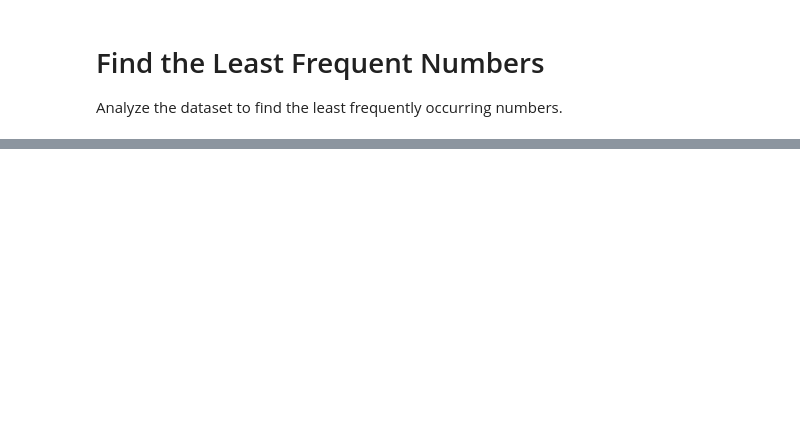
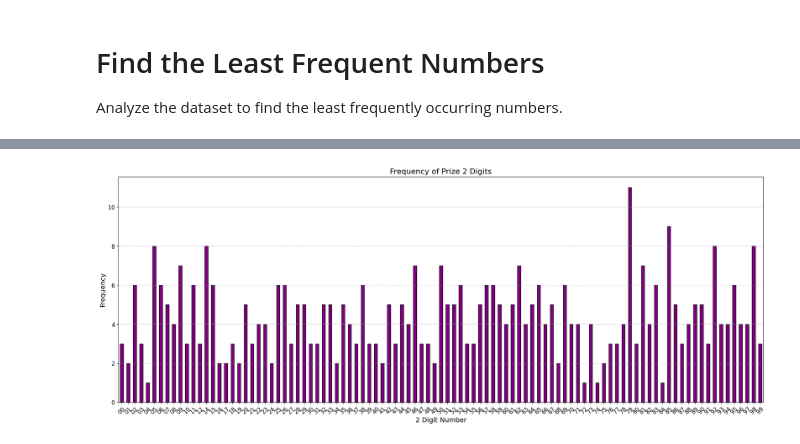
Before and after one commit to constantcmu/Data-Set-Thai-Lotto, a Jupyter notebook: Matplotlib_Pandas_for_analy.ipynb, the cells around one changed output, grey strips where cells are left out. Cells and saved outputs as stored; diff of their text form; code cells hidden in the pictures; blank space fills up the shorter version.

```diff
--- a/Matplotlib_Pandas_for_analy.ipynb
+++ b/Matplotlib_Pandas_for_analy.ipynb
@@ -172,0 +349,9 @@ plt.show()
+# %%
+# Convert lists to strings, remove square brackets, single quotes, and split the string into individual numbers
+df['prize_2digits'] = df['prize_2digits'].apply(lambda x: ','.join(map(str, x)) if isinstance(x, list) else x)
+df['prize_2digits'] = df['prize_2digits'].str.replace('[', '').str.replace(']', '').str.replace("'", "").str.split(',')
+
+# Explode the list into separate rows and count the occurrences of each number
+prize_2digits_counts = df['prize_2digits'].explode().value_counts()
+
+print(prize_2digits_counts)
@@ -172,0 +372,17 @@ plt.show()
+# %%
+# Convert the index to integers and sort
+prize_2digits_counts_sorted = prize_2digits_counts.sort_index(key=lambda x: x.astype(int))
+
+# Plot the frequency of prize_2digits_counts as a bar plot
+plt.figure(figsize=(20, 8))
+prize_2digits_counts_sorted.plot(kind='bar', color='purple', edgecolor='black')
+plt.title('Frequency of Prize 2 Digits', fontsize=16)
+plt.xlabel('2 Digit Number', fontsize=14)
+plt.ylabel('Frequency', fontsize=14)
+plt.xticks(rotation=45, fontsize=12)
+plt.yticks(fontsize=12)
+plt.grid(axis='y', linestyle='--', alpha=0.7)
+plt.tight_layout(pad=2.0)
+plt.show()
+# %% [output]
+[figure, added]
```
Also changed, not shown: parts of 16 cells of this notebook, 14 other files.
